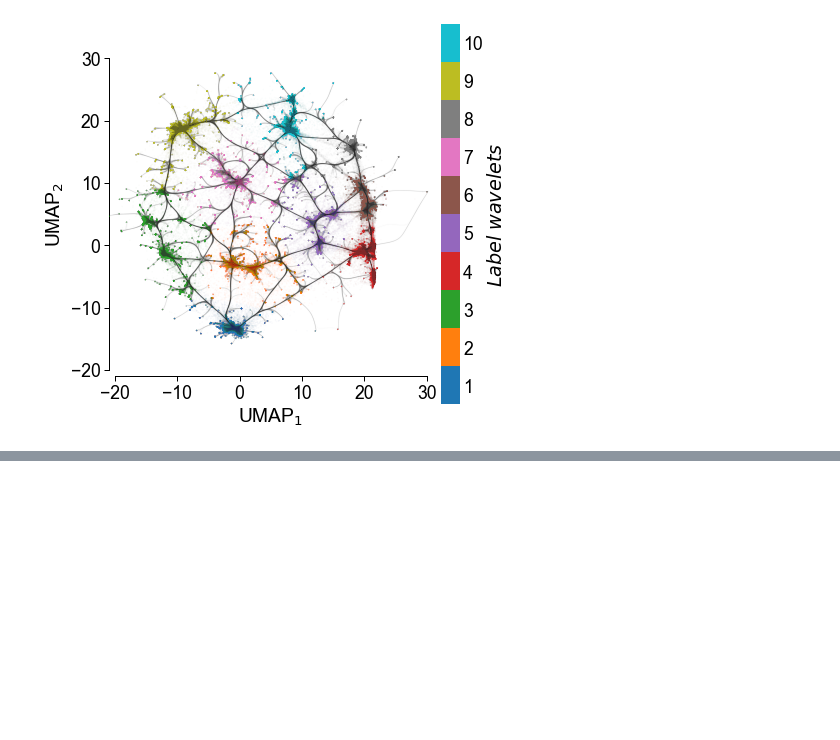
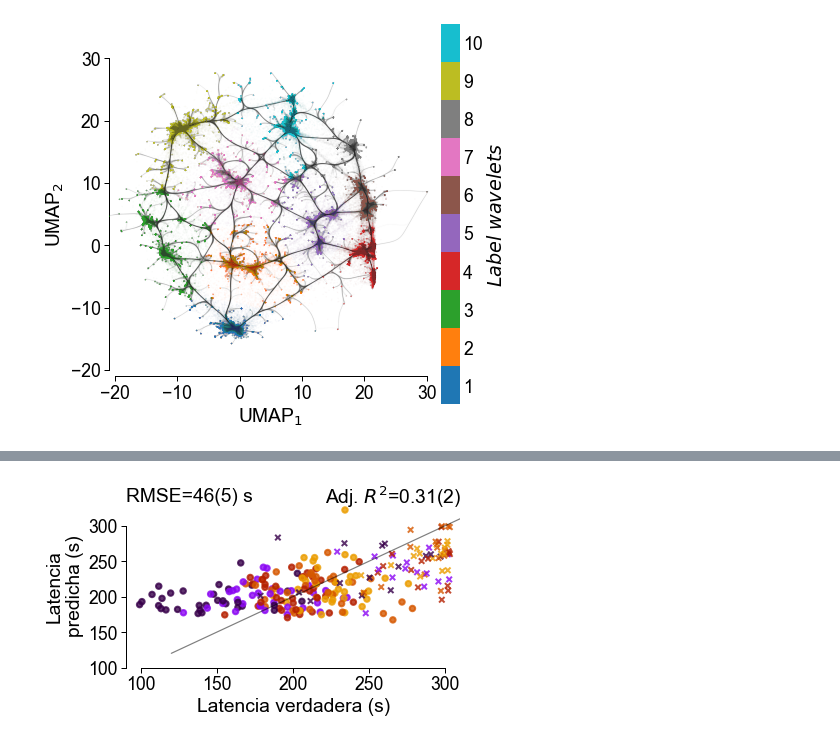
Before and after one commit to alvaro-concha/animal-behavior-analysis, a Jupyter notebook: animal_behavior_analysis/umap_wavelet.ipynb, the cells around one changed output, grey strips where cells are left out. Drawn from its saved outputs; the diff is of its cells as text; code cells hidden in the pictures; blank space fills up the shorter version.

```diff
--- a/animal_behavior_analysis/umap_wavelet.ipynb
+++ b/animal_behavior_analysis/umap_wavelet.ipynb
@@ -1144,8 +1114,9 @@ def plot_pvalue_vertical(ax, pvalue, x, ylims, w, ls, lw, c, alpha):
     ax.plot([x, x + w, x + w, x], [ymin, ymin, ymax, ymax], ls=ls, lw=lw, c=c, alpha=alpha)
     ax.annotate(text=text, xy=(x + w, 0.5 * (ymin + ymax)), zorder=10, ha="center", va="center", rotation=-90)
 
-def plot_pvalue_horizontal(ax, pvalue, y, xlims, h, c, alpha):
+def plot_pvalue_horizontal(ax, pvalue, y, xlims, h, c, alpha, bonferroni=5):
     """annotate pvalue"""
+    pvalue = pvalue * bonferroni
     text = pvalue_to_stars(pvalue)
     xmin, xmax = xlims
     rect = mpatches.Rectangle((xmin, y), xmax - xmin, h, linewidth=0.0, edgecolor="none", facecolor=c, alpha=alpha)
@@ -1270,0 +1304,39 @@ for l, p_key in enumerate(p_keys):
+# %%
+"""plot pcrmod_wav_lat(X_pca_const) vs y"""
+from sklearn.decomposition import PCA
+X_pca = PCA(n_components=X.shape[1] - 1).fit_transform(X)
+X_pca_const = sm.add_constant(X_pca) # adding a constant
+pcrmod_wav_lat = sm.OLS(y, X_pca_const).fit_regularized()
+y_pred = pcrmod_wav_lat.predict(X_pca_const)
+from sklearn.metrics import r2_score, mean_squared_error
+adj_r2 = 1 - (1-r2_score(y, y_pred))*(len(y)-1)/(len(y)-X.shape[1]-1)
+fig, ax = plt.subplots(nrows=1, ncols=1, figsize=(6, 3), sharex=True)
+colors = plt.get_cmap("gnuplot")([0.05, 0.3, 0.5, 0.7, 0.85], len(config_dodo.DAY_LIST))
+color_days = short_data["day"].apply(lambda x: colors[x - 1])
+markers = {"lp": "o", "hp": "x"}
+for p in ("lp", "hp"):
+    mask = short_data["performance"] == p
+    ax.scatter(
+        y[mask], y_pred[mask], marker=markers[p], c=color_days[mask],
+        alpha=0.8, s=30, lw=2
+    )
+# vmin = np.maximum(y.min(), y_pred.min())
+# vmax = np.minimum(y.max(), y_pred.max())
+vmin = 120
+vmax = 320
+ax.plot([vmin, vmax], [vmin, vmax], c="k", alpha=0.5)
+ax.set_ylabel("Latencia\npredicha (s)")
+ax.set_xlabel("Latencia verdadera (s)")
+ax.text(0.0, 1.05, "RMSE=46(5) s", ha="left", va="center", transform=ax.transAxes)
+ax.text(1.0, 1.05, r"Adj. $R^2$=0.31(2)", ha="right", va="center", transform=ax.transAxes)
+# ax.axis("equal")
+ax.set_ylim(110, 330)
+ax.set_yticks(range(100, 350, 50))
+ax.set_xlim(90, 310)
+sns.despine(trim=True)
+(config_dodo.FIG_PATH / "Metrics" / "prediction").mkdir(parents=True, exist_ok=True)
+plt.savefig(config_dodo.FIG_PATH / "Metrics" / f"prediction/latency_wav.pdf", bbox_inches="tight")
+plt.show()
+plt.close()
+# %% [output]
+[figure, added]
```
Also changed, not shown: parts of 17 cells of this notebook, 5 other files.
